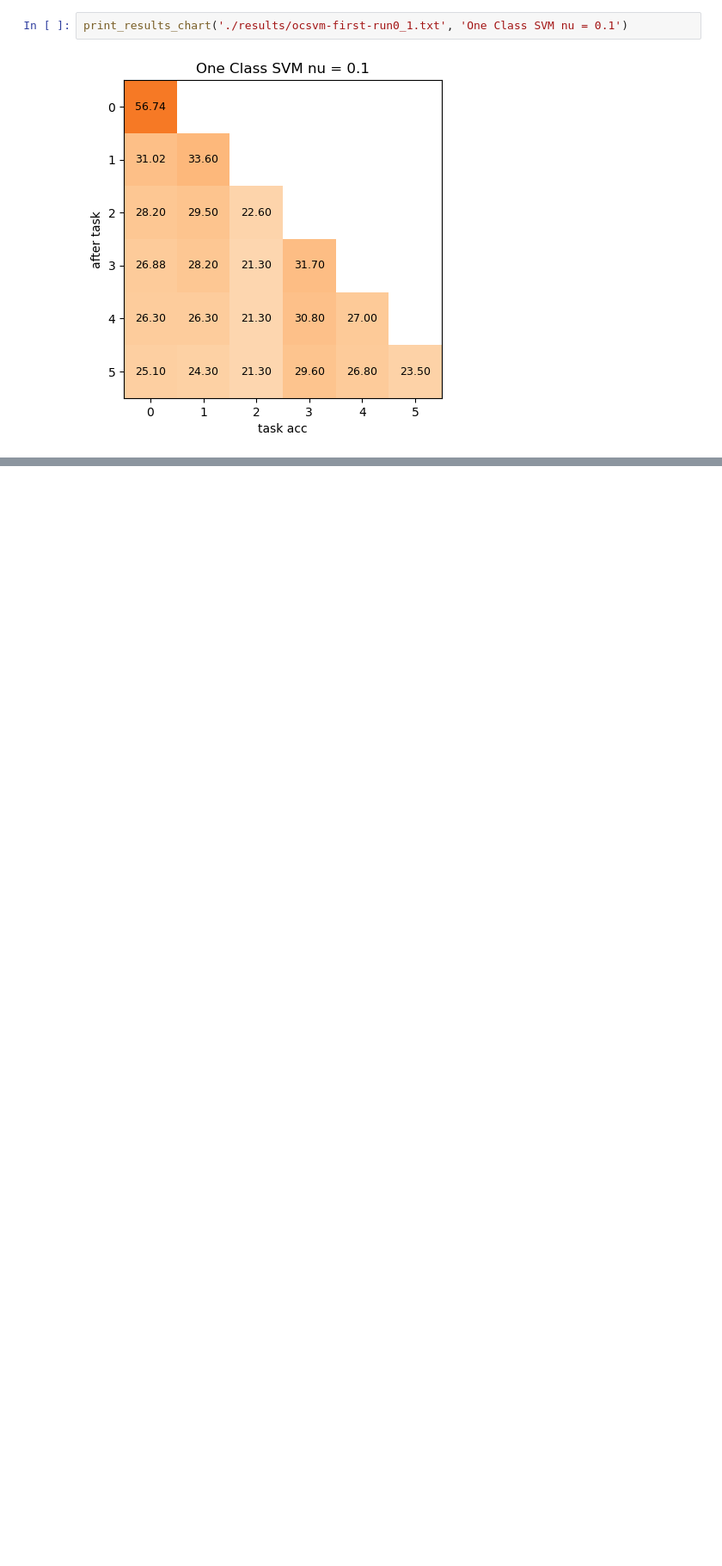
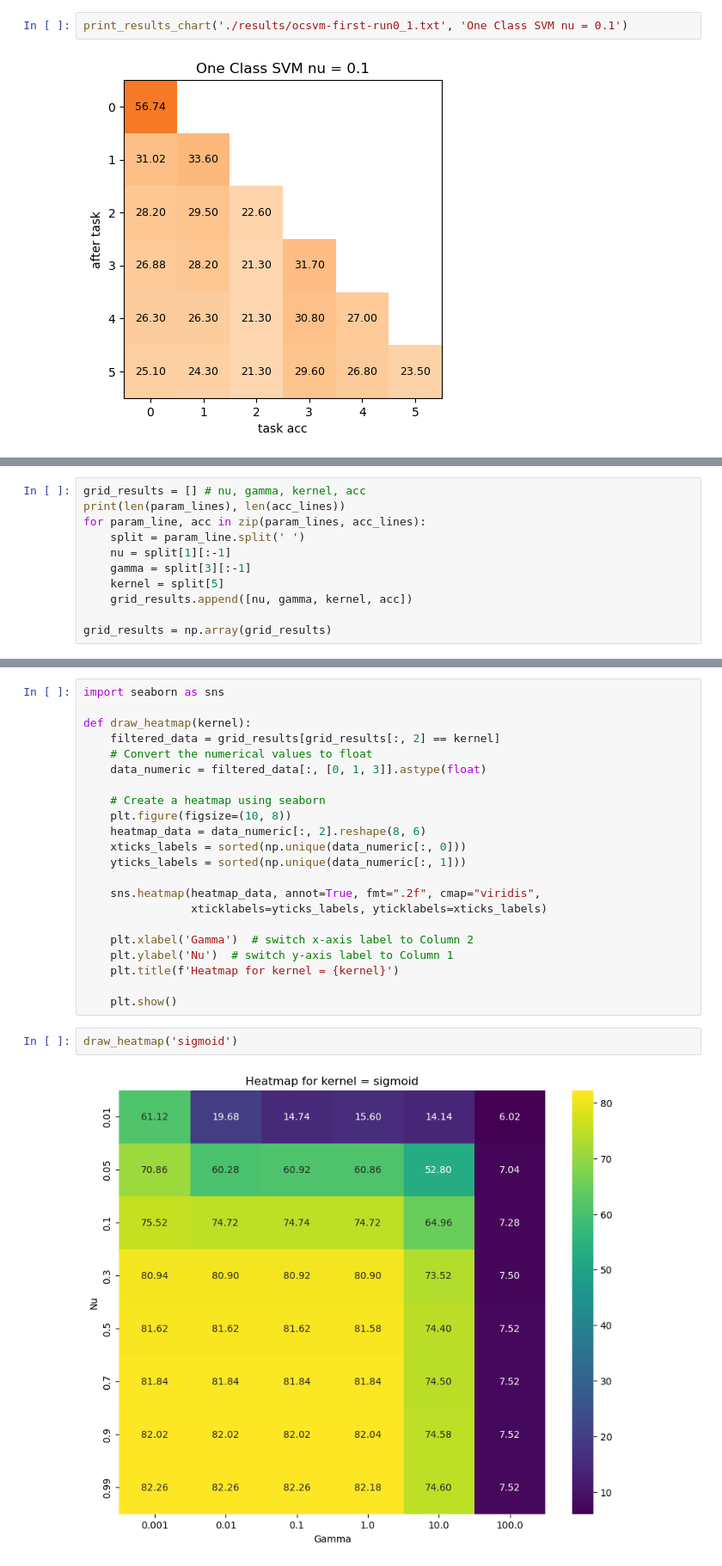
Before and after one commit to matstep0/FeCAM, a Jupyter notebook: chart.ipynb, the cells around one changed output, grey strips where cells are left out. Shown at 86% size. Saved outputs shown, nothing was run; the diff lists cells and outputs as text; blank space fills up the shorter version.

Commit message:
Results and code so far

```diff
--- a/chart.ipynb
+++ b/chart.ipynb
@@ -56,0 +89,11 @@ print_results_chart('./results/ocsvm-first-run0_1.txt', 'One Class SVM nu = 0.1'
+# %%
+grid_results = [] # nu, gamma, kernel, acc
+print(len(param_lines), len(acc_lines))
+for param_line, acc in zip(param_lines, acc_lines):
+    split = param_line.split(' ')
+    nu = split[1][:-1]
+    gamma = split[3][:-1]
+    kernel = split[5]
+    grid_results.append([nu, gamma, kernel, acc])
+
+grid_results = np.array(grid_results)
@@ -56,0 +102,26 @@ print_results_chart('./results/ocsvm-first-run0_1.txt', 'One Class SVM nu = 0.1'
+# %%
+import seaborn as sns
+
+def draw_heatmap(kernel):
+    filtered_data = grid_results[grid_results[:, 2] == kernel]
+    # Convert the numerical values to float
+    data_numeric = filtered_data[:, [0, 1, 3]].astype(float)
+
+    # Create a heatmap using seaborn
+    plt.figure(figsize=(10, 8))
+    heatmap_data = data_numeric[:, 2].reshape(8, 6)
+    xticks_labels = sorted(np.unique(data_numeric[:, 0]))
+    yticks_labels = sorted(np.unique(data_numeric[:, 1]))
+
+    sns.heatmap(heatmap_data, annot=True, fmt=".2f", cmap="viridis",
+                xticklabels=yticks_labels, yticklabels=xticks_labels)
+
+    plt.xlabel('Gamma')  # switch x-axis label to Column 2
+    plt.ylabel('Nu')  # switch y-axis label to Column 1
+    plt.title(f'Heatmap for kernel = {kernel}')
+
+    plt.show()
+# %%
+draw_heatmap('sigmoid')
+# %% [output]
+[figure, added]
```
Also changed, not shown: parts of 21 cells of this notebook, 20 other files.
